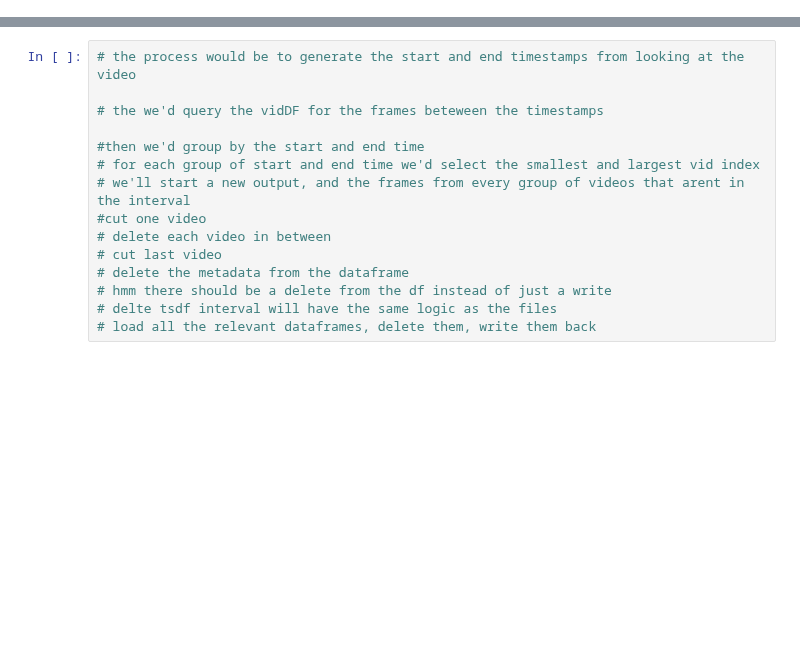
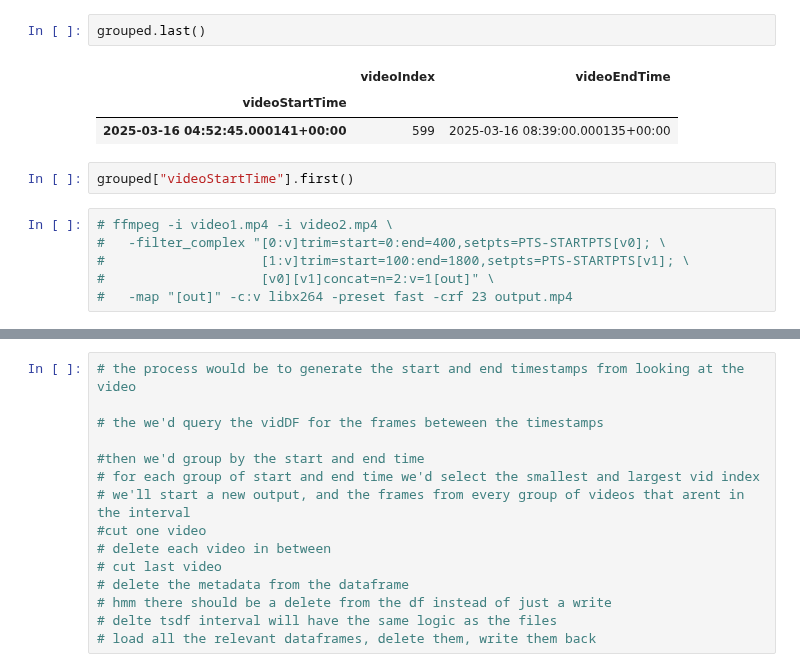
Before and after one commit to AbhikChowdhury6/dataImport, a Jupyter notebook: homeVideo/testDeleteInterval.ipynb, the cells around one changed output, grey strips where cells are left out. Saved outputs shown, nothing was run; the diff lists cells and outputs as text; blank space fills up the shorter version.

Commit message:
tried to use ffmped to do the deleve segment, but it's not working, the output file is the same as the input. just going to use opencv

```diff
--- a/homeVideo/testDeleteInterval.ipynb
+++ b/homeVideo/testDeleteInterval.ipynb
@@ -31,0 +75,14 @@ fitbitDf = readWorkingTSDF(fitbitDeviceDescriptor)
+# %%
+grouped.last()
+# %% [output]
+|  | videoIndex | videoEndTime |
+| videoStartTime |  |  |
+| 2025-03-16 04:52:45.000141+00:00 | 599 | 2025-03-16 08:39:00.000135+00:00 |
+# %%
+grouped["videoStartTime"].first()
+# %%
+# ffmpeg -i video1.mp4 -i video2.mp4 \
+#   -filter_complex "[0:v]trim=start=0:end=400,setpts=PTS-STARTPTS[v0]; \
+#                    [1:v]trim=start=100:end=1800,setpts=PTS-STARTPTS[v1]; \
+#                    [v0][v1]concat=n=2:v=1[out]" \
+#   -map "[out]" -c:v libx264 -preset fast -crf 23 output.mp4
```
Also changed, not shown: parts of 31 cells of this notebook, 6 other files.
